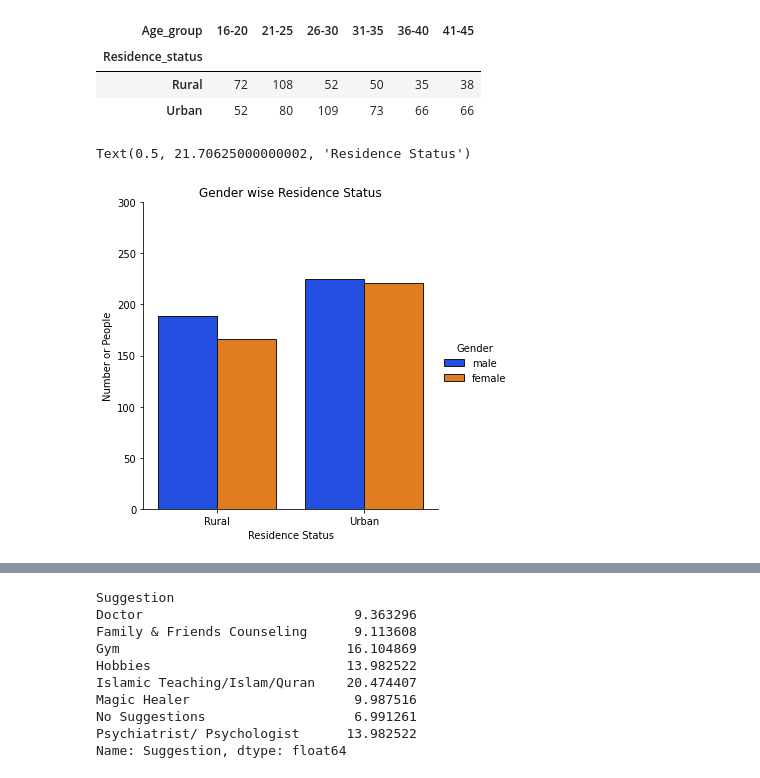
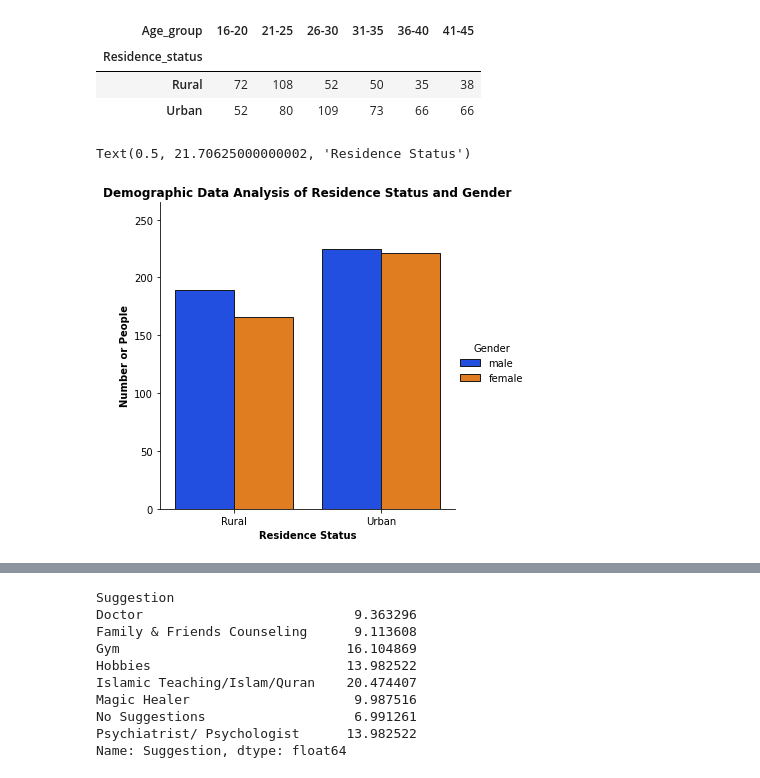
Before and after one commit to Obaid-Ullah/dataSci, a Jupyter notebook: EDA_schi/schizophrenia/intro_shizo.ipynb, the cells around one changed output, grey strips where cells are left out. Saved outputs shown, nothing was run; the diff lists cells and outputs as text; code cells hidden in the pictures.

```diff
--- a/EDA_schi/schizophrenia/intro_shizo.ipynb
+++ b/EDA_schi/schizophrenia/intro_shizo.ipynb
@@ -152,20 +194,20 @@ n_by_state.unstack()
 # %%
 # Publication Ready graph 4
 from tkinter.font import BOLD
 from tkinter.ttk import Style
 from turtle import title
 
 
 sns.catplot(x='Residence_status', hue="Gender", kind="count",
             palette="bright", edgecolor=".10",
             data=df_shi)
-plt.title('Gender wise Residence Status')
-plt.ylim(0,300)
-plt.ylabel('Number or People')
-plt.xlabel('Residence Status')
+plt.title('Demographic Data Analysis of Residence Status and Gender',fontweight='bold')
+plt.ylim(0,265)
+plt.ylabel('Number or People',fontweight='bold')
+plt.xlabel('Residence Status',fontweight='bold')
 # %% [output]
 Text(0.5, 21.70625000000002, 'Residence Status')
-[figure, old version]
+[figure, new version]
 # %%
 # Publication Ready Graph-4 (Statistics)
 n_by_state = df_shi.groupby(["Residence_status",'Gender'])["Age_group"].count()
```
Also changed, not shown: parts of 11 cells of this notebook, 17 other files.
